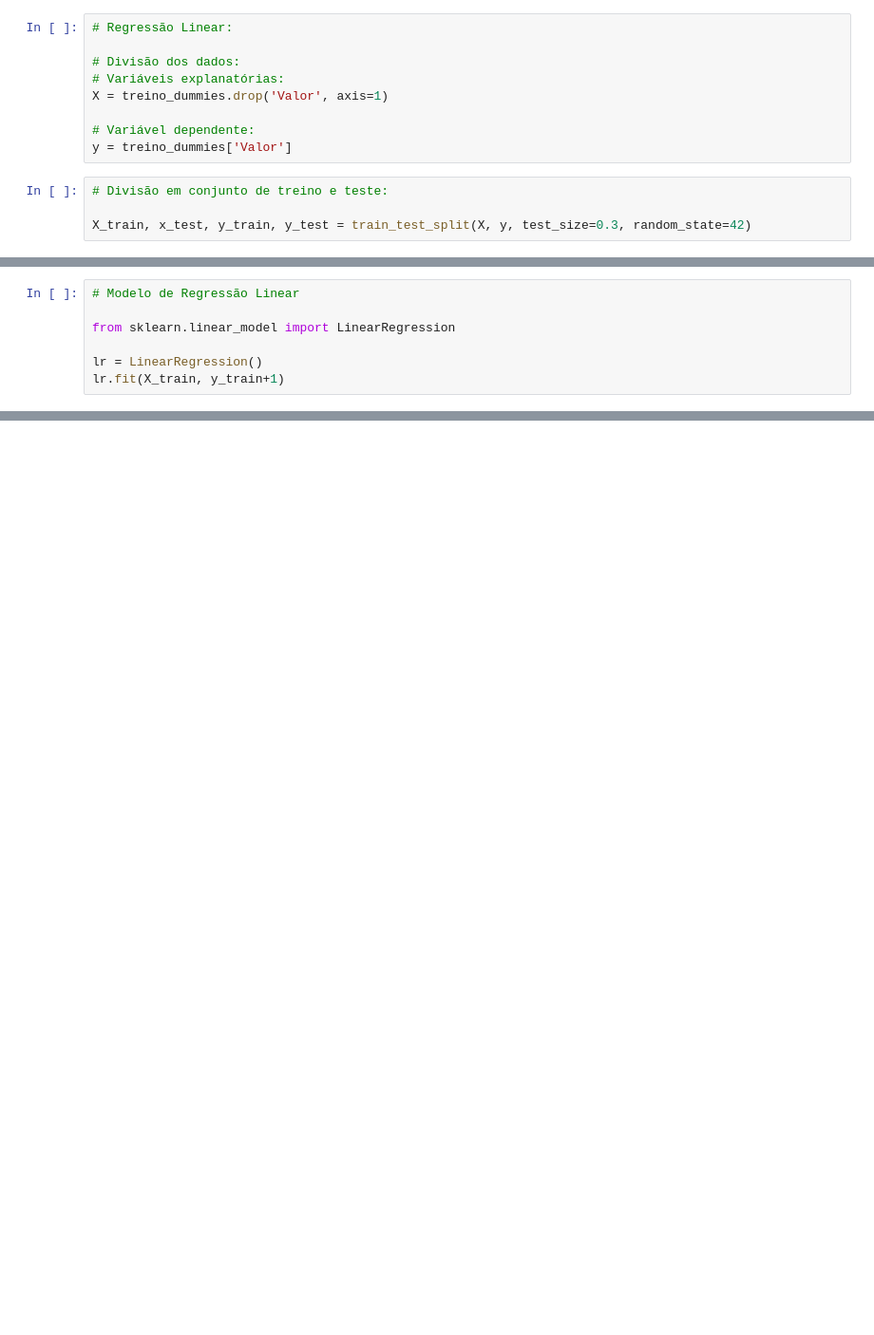
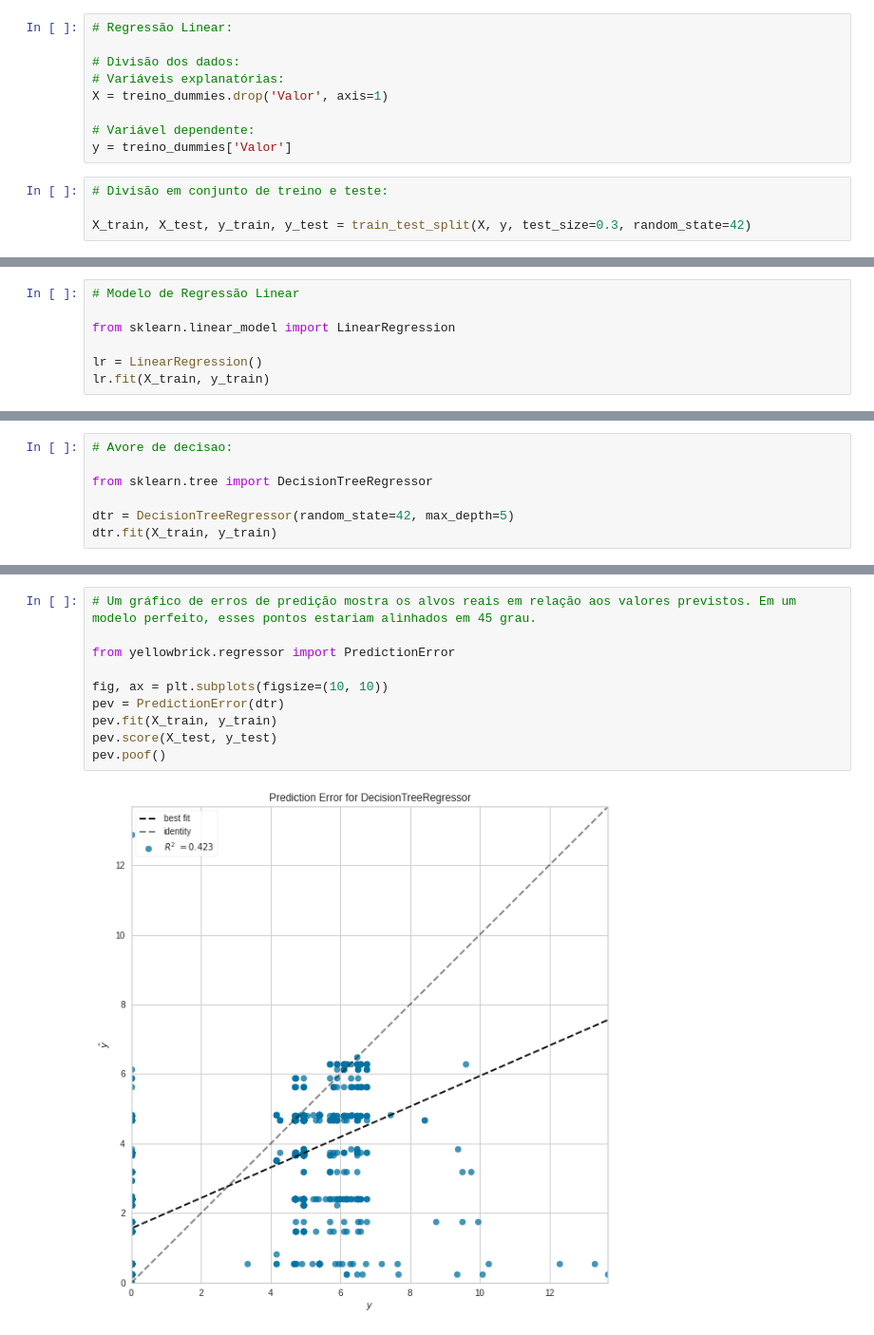
Before and after one commit to eeyamazaki/soebe, a Jupyter notebook: modelo_preditivo_soebe.ipynb, the cells around one changed output, grey strips where cells are left out. Shown at 95% size. Drawn from its saved outputs; the diff is of its cells as text; blank space fills up the shorter version.

```diff
--- a/modelo_preditivo_soebe.ipynb
+++ b/modelo_preditivo_soebe.ipynb
@@ -1153,4 +1130,4 @@ y = treino_dummies['Valor']
 # %%
 # Divisão em conjunto de treino e teste:
 
-X_train, x_test, y_train, y_test = train_test_split(X, y, test_size=0.3, random_state=42)
+X_train, X_test, y_train, y_test = train_test_split(X, y, test_size=0.3, random_state=42)
@@ -1172,5 +1137,5 @@ treino['Valor'].isna().sum()
 from sklearn.linear_model import LinearRegression
 
 lr = LinearRegression()
-lr.fit(X_train, y_train+1)
+lr.fit(X_train, y_train)
 # %% [output]
@@ -1177,0 +1165,7 @@ ValueError: ignored
+# %%
+# Avore de decisao:
+
+from sklearn.tree import DecisionTreeRegressor
+
+dtr = DecisionTreeRegressor(random_state=42, max_depth=5)
+dtr.fit(X_train, y_train)
@@ -1177,0 +1189,12 @@ ValueError: ignored
+# %%
+# Um gráfico de erros de predição mostra os alvos reais em relação aos valores previstos. Em um modelo perfeito, esses pontos estariam alinhados em 45 grau.
+
+from yellowbrick.regressor import PredictionError
+
+fig, ax = plt.subplots(figsize=(10, 10))
+pev = PredictionError(dtr)
+pev.fit(X_train, y_train)
+pev.score(X_test, y_test)
+pev.poof()
+# %% [output]
+[figure, added]
```
Also changed, not shown: parts of 33 cells of this notebook.
